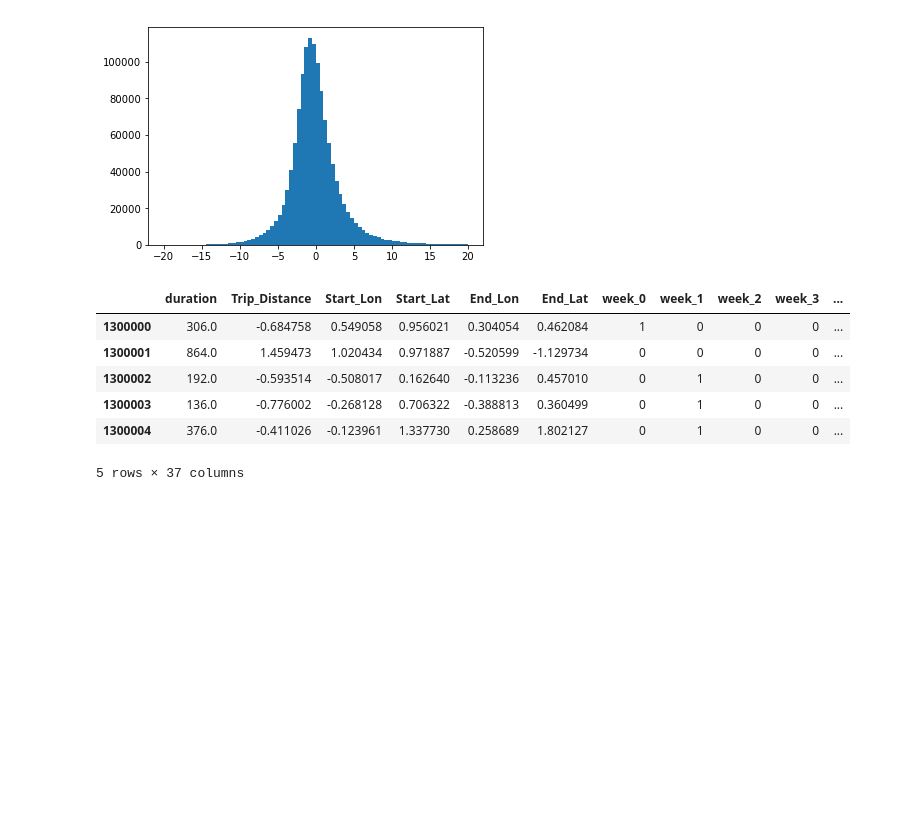
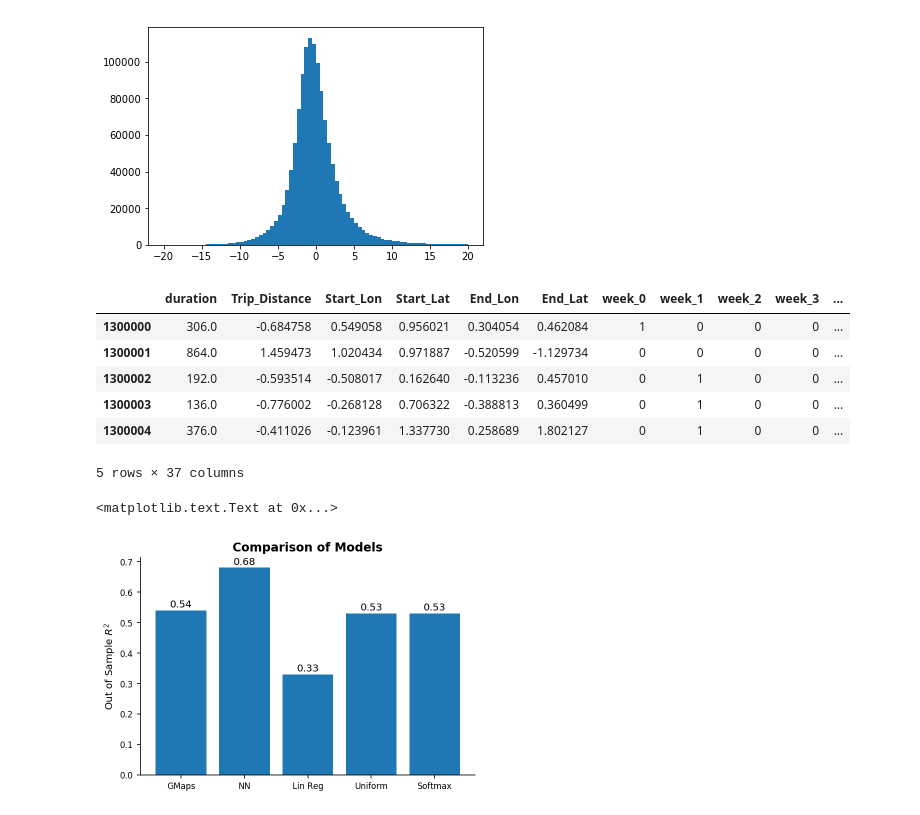
Before and after one commit to M20190649/cs281-final-taxi, a Jupyter notebook: 2017-10-25_FR_NN.ipynb, the cells around one changed output. Drawn from its saved outputs; the diff is of its cells as text; code cells hidden in the pictures; blank space fills up the shorter version.

```diff
--- a/2017-10-25_FR_NN.ipynb
+++ b/2017-10-25_FR_NN.ipynb
@@ -1,16 +1,22 @@
 # %%
 from torch import nn
 from tqdm import tqdm_notebook as tqdm
+import numpy as np
 import ipywidgets as widgets
 from ipywidgets import interact
 import pdb
 import pickle
+import time
 
-import time
+import matplotlib.pyplot as plt
+import seaborn.apionly as sns
+
+plt.style.use('clean')
 
 %run utils.py
 
 %matplotlib inline
+%config InlineBackend.figure_format = 'retina'
 # %%
 w = widgets.IntText()
 # %%
@@ -228,3 +234,20 @@ df.head()
 | 1300003 | 136.0 | -0.776002 | -0.268128 | 0.706322 | -0.388813 | 0.360499 | 0 | 1 | 0 | 0 | ... |
 | 1300004 | 376.0 | -0.411026 | -0.123961 | 1.337730 | 0.258689 | 1.802127 | 0 | 1 | 0 | 0 | ... |
 5 rows × 37 columns
+# %%
+y = np.array([.54, .68, .33, .53, .53])
+models = ['GMaps', 'NN', 'Lin Reg', 'Uniform', 'Softmax']
+x = np.arange(len(y))
+
+
+plt.bar(x, y)
+plt.xticks(x, models)
+for x1, y1 in zip(x,y):
+    plt.annotate(str(y1), (x1,y1+.01), ha='center')
+sns.despine()
+
+plt.title('Comparison of Models')
+plt.ylabel('Out of Sample $R^2$')
+# %% [output]
+<matplotlib.text.Text at 0x...>
+[figure, added]
```
Also changed, not shown: 1 other file.
